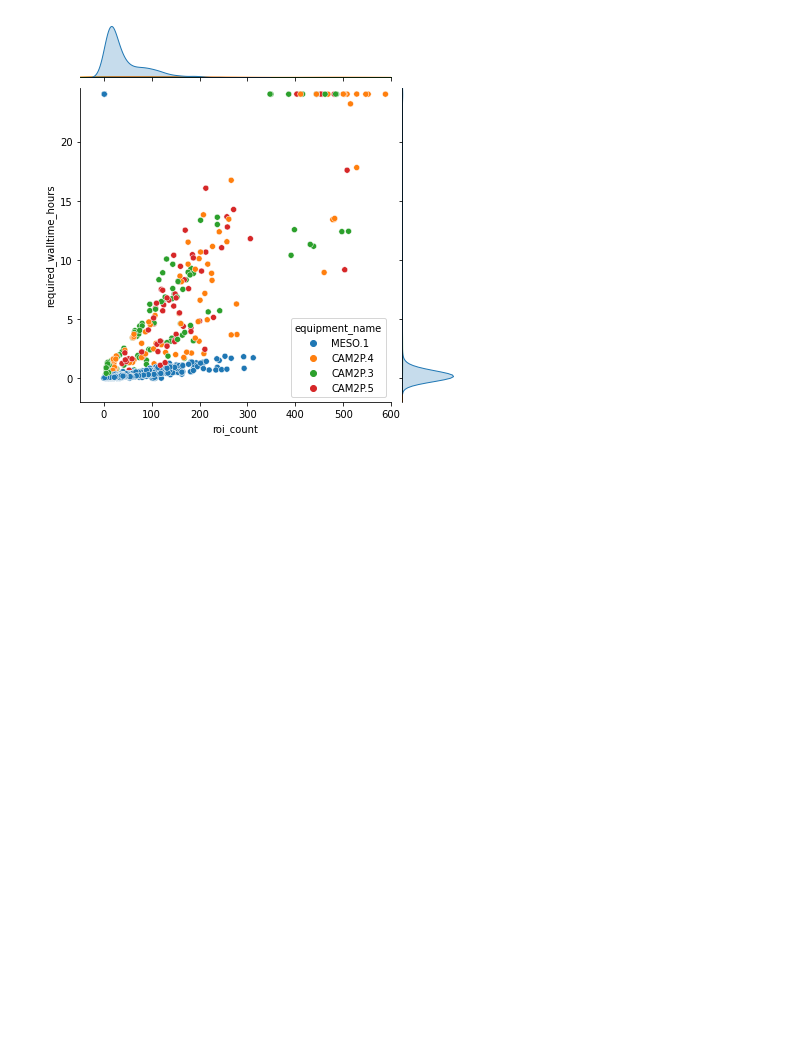
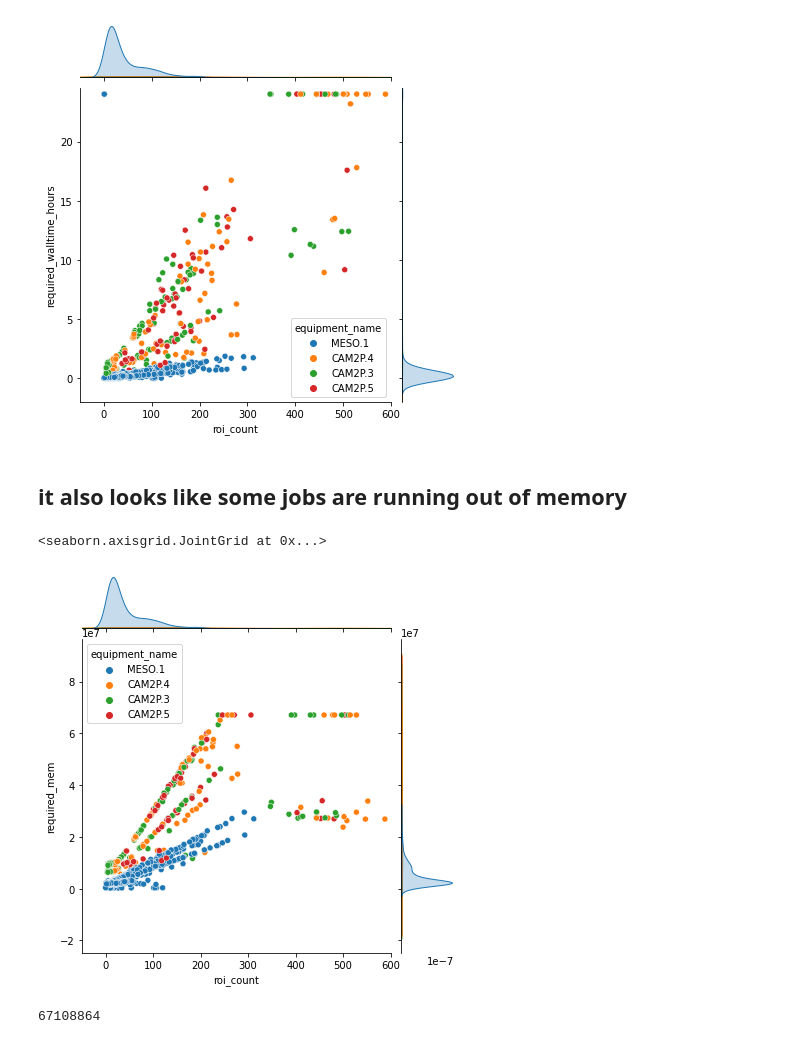
Before and after one commit to AllenInstitute/visual_behavior_glm, a Jupyter notebook: notebooks/2020.09.28_quantify_cluster_performance.ipynb, the cells around one changed output. Cells and saved outputs as stored; diff of their text form; code cells hidden in the pictures; blank space fills up the shorter version.

Commit message:
add memory plot to notebook

```diff
--- a/notebooks/2020.09.28_quantify_cluster_performance.ipynb
+++ b/notebooks/2020.09.28_quantify_cluster_performance.ipynb
@@ -38,3 +49,21 @@ sns.jointplot(
 # %% [output]
 <seaborn.axisgrid.JointGrid at 0x...>
 [figure]
+# %% [markdown]
+## it also looks like some jobs are running out of memory
+# %%
+sns.jointplot(
+    data = experiment_table.fillna(0),
+    x='roi_count',
+    y='required_mem',
+    hue='equipment_name',
+    xlim = (-50,600),
+#     ylim=(-2,24.5),
+)
+# %% [output]
+<seaborn.axisgrid.JointGrid at 0x...>
+[figure, added]
+# %%
+experiment_table['required_mem'].max()
+# %% [output]
+67108864
```
Also changed, not shown: parts of 2 cells of this notebook.
